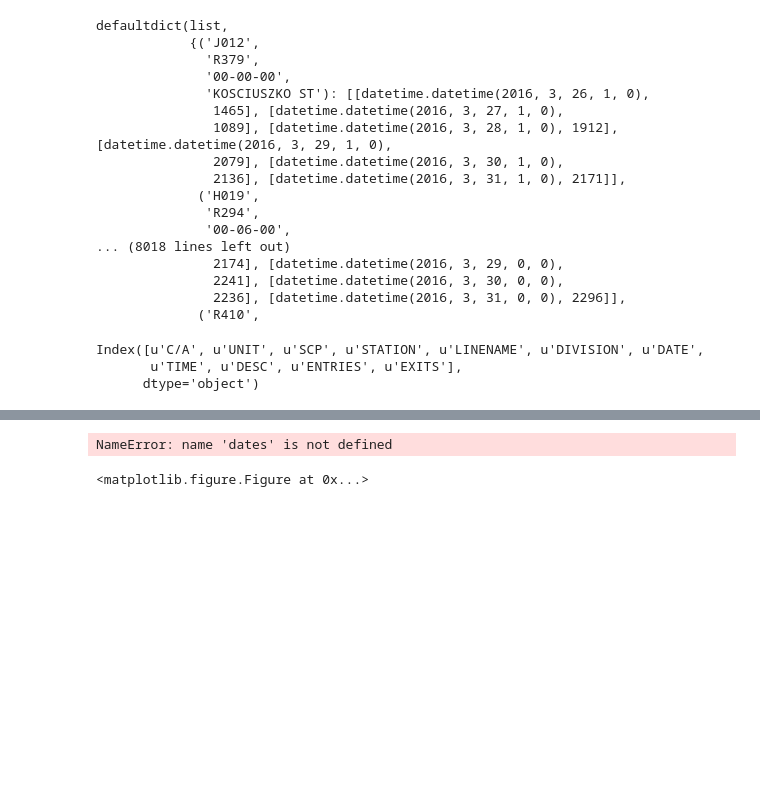
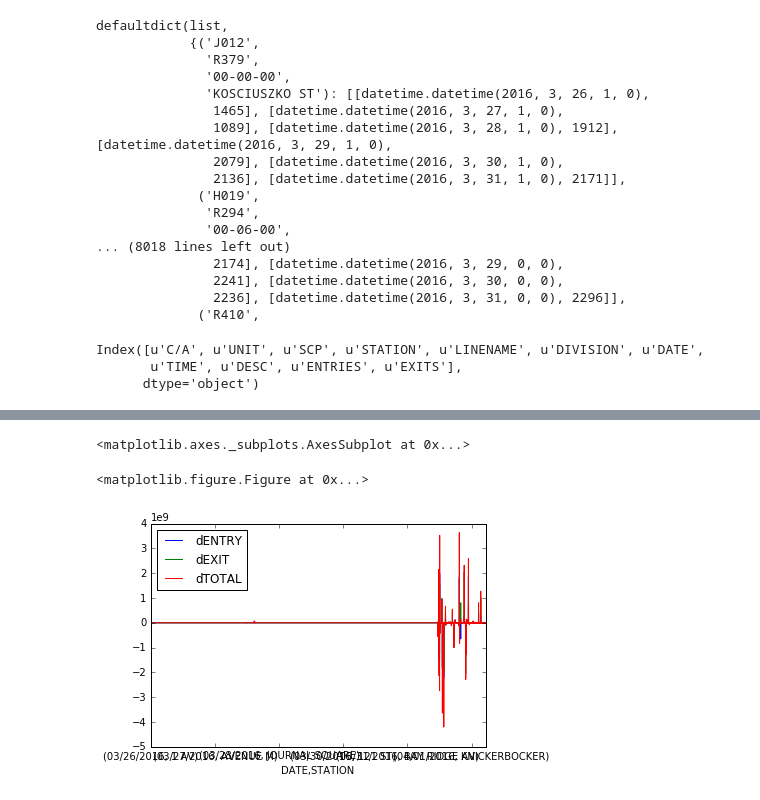
Before and after one commit to jgondin/benson_team_awesome, a Jupyter notebook: benson_project_anny.ipynb, the cells around one changed output, grey strips where cells are left out. Saved outputs shown, nothing was run; the diff lists cells and outputs as text; code cells hidden in the pictures; blank space fills up the shorter version.

```diff
--- a/benson_project_anny.ipynb
+++ b/benson_project_anny.ipynb
@@ -221,9 +218,10 @@ datasum
 # %%
 plt.figure(figsize=(10,3))
-plt.plot(dates,entries)
+datasum.plot()
 # %% [output]
-NameError: name 'dates' is not defined
+<matplotlib.axes._subplots.AxesSubplot at 0x...>
 <matplotlib.figure.Figure at 0x...>
+[figure, added]
 # %%
 pd.__version__
 # %%
```
Also changed, not shown: parts of 10 cells of this notebook.
